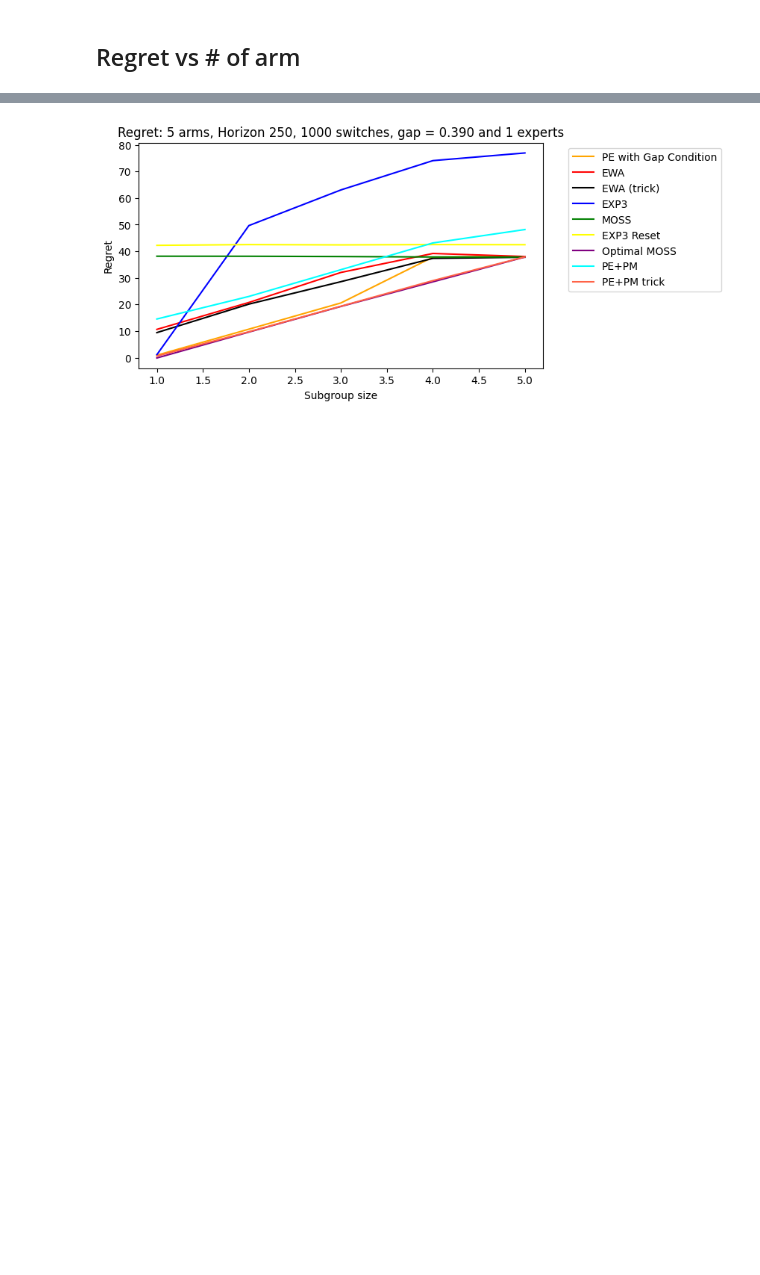
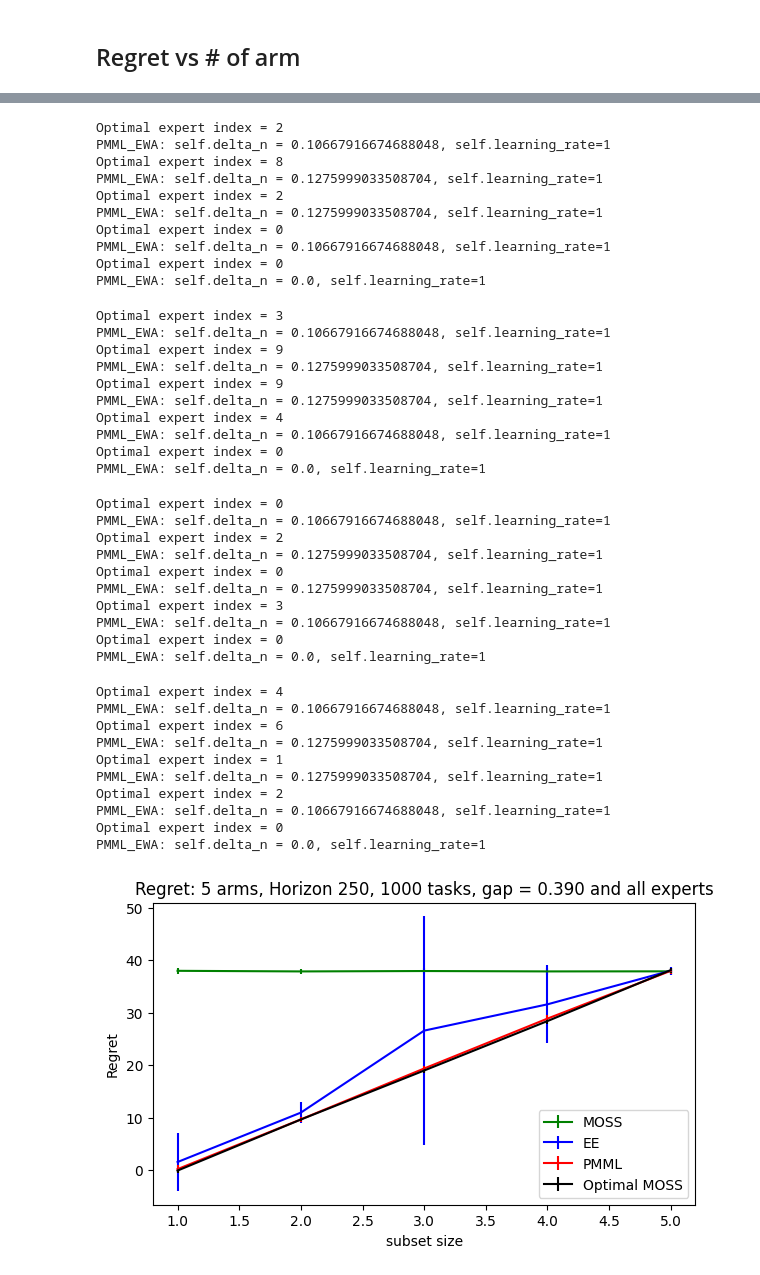
Before and after one commit to duongnhatthang/meta-bandit, a Jupyter notebook: main.ipynb, the cells around one changed output, grey strips where cells are left out. Cells and saved outputs as stored; diff of their text form; code cells hidden in the pictures; blank space fills up the shorter version.

Commit message:
fixed bugs gap cond and refactoring

```diff
--- a/main.ipynb
+++ b/main.ipynb
@@ -60,9 +90,11 @@ MetaPM: self.delta_n = 0.12753615120931863, self.learning_rate=1
 ## Regret vs Horizon
 # %%
 horizon_list = np.arange(50, 310, 50)
-n_switches = np.ceil(N_SWITCHES*max(horizon_list)/HORIZON).astype(int)
+n_tasks = np.ceil(N_TASKS*max(horizon_list)/HORIZON).astype(int)
 (X_h, regret_dict_h, title, xlabel, ylabel) = \
-utils.horizon_exp(N_EXPS, n_switches, N_BANDITS, N_UNBIASED_OBS, OPT_SIZE, N_EXPERT,
+utils.horizon_exp(N_EXPS, n_tasks, N_BANDITS, N_UNBIASED_OBS, OPT_SIZE, N_EXPERT,
                   DS_NAME, horizon_list = horizon_list, **kwargs)
+pickle.dump(regret_dict_h, open("horizon.p", "wb"))
+regret_dict_h = pickle.load(open("horizon.p", "rb"))
 pass
 # %% [output]
@@ -106,0 +282,7 @@ MetaPM: self.delta_n = 0.1218636419990991, self.learning_rate=1
+# %%
+X_h = np.arange(50, 310, 50)
+n_experts=10
+regret_dict_h = pickle.load(open("horizon.p", "rb"))
+title = f'Regret: {N_BANDITS} arms, {N_TASKS} tasks, {n_experts} experts, gap cond. satisfied and subset size {OPT_SIZE}'
+xlabel, ylabel = 'Horizon', 'Average Regret per Step'
+utils.plot(X_h, regret_dict_h, title, xlabel, ylabel, kwargs['plot_var'])
@@ -109,7 +293,9 @@ MetaPM: self.delta_n = 0.1218636419990991, self.learning_rate=1
 # %%
 n_bandits_list = np.arange(3,8,1)
 (X_b, regret_dict_b, title, xlabel, ylabel) = \
-utils.arm_exp(N_EXPS, N_SWITCHES, HORIZON, N_UNBIASED_OBS,
+utils.arm_exp(N_EXPS, N_TASKS, HORIZON, N_UNBIASED_OBS,
               OPT_SIZE, N_EXPERT, DS_NAME, n_bandits_list, **kwargs)
+pickle.dump(regret_dict_b, open("arms.p", "wb"))
+regret_dict_h = pickle.load(open("arms.p", "rb"))
 pass
 # %% [output]
@@ -161,0 +403,6 @@ MetaPM: self.delta_n = 0.13481960269696042, self.learning_rate=1
+# %%
+title = f'Regret: Horizon {HORIZON}, {N_TASKS} tasks, all experts, gap cond. satisfied and subset size {OPT_SIZE}'
+xlabel, ylabel = 'Number of Arms', 'Regret'
+X_b = np.arange(3,8,1)
+regret_dict_b = pickle.load(open("arms.p", "rb"))
+utils.plot(X_b, regret_dict_b, title, xlabel, ylabel, kwargs['plot_var'])
@@ -164,6 +413,8 @@ MetaPM: self.delta_n = 0.13481960269696042, self.learning_rate=1
 # %%
-(X_e, regret_dict_e, title, xlabel, ylabel) = utils.subgroup_size_exp(N_EXPS,
-                                  N_SWITCHES, N_BANDITS, HORIZON, N_UNBIASED_OBS, N_EXPERT, DS_NAME,
+(X_e, regret_dict_e, title, xlabel, ylabel) = utils.subset_size_exp(N_EXPS,
+                                  N_TASKS, N_BANDITS, HORIZON, N_UNBIASED_OBS, N_EXPERT, DS_NAME,
                                   opt_size_list = np.arange(1,N_BANDITS+1,1), **kwargs)
+pickle.dump(regret_dict_e, open("subset.p", "wb"))
+regret_dict_h = pickle.load(open("subset.p", "rb"))
 pass
 # %% [output]
@@ -215 +481,41 @@ MetaPM: self.delta_n = 0.0, self.learning_rate=1
+Optimal expert index = 2
+PMML_EWA: self.delta_n = 0.10667916674688048, self.learning_rate=1
+Optimal expert index = 8
+PMML_EWA: self.delta_n = 0.1275999033508704, self.learning_rate=1
+Optimal expert index = 2
+PMML_EWA: self.delta_n = 0.1275999033508704, self.learning_rate=1
+Optimal expert index = 0
+PMML_EWA: self.delta_n = 0.10667916674688048, self.learning_rate=1
+Optimal expert index = 0
+PMML_EWA: self.delta_n = 0.0, self.learning_rate=1
+Optimal expert index = 3
+PMML_EWA: self.delta_n = 0.10667916674688048, self.learning_rate=1
+Optimal expert index = 9
+PMML_EWA: self.delta_n = 0.1275999033508704, self.learning_rate=1
+Optimal expert index = 9
+PMML_EWA: self.delta_n = 0.1275999033508704, self.learning_rate=1
+Optimal expert index = 4
+PMML_EWA: self.delta_n = 0.10667916674688048, self.learning_rate=1
+Optimal expert index = 0
+PMML_EWA: self.delta_n = 0.0, self.learning_rate=1
+Optimal expert index = 0
+PMML_EWA: self.delta_n = 0.10667916674688048, self.learning_rate=1
+Optimal expert index = 2
+PMML_EWA: self.delta_n = 0.1275999033508704, self.learning_rate=1
+Optimal expert index = 0
+PMML_EWA: self.delta_n = 0.1275999033508704, self.learning_rate=1
+Optimal expert index = 3
+PMML_EWA: self.delta_n = 0.10667916674688048, self.learning_rate=1
+Optimal expert index = 0
+PMML_EWA: self.delta_n = 0.0, self.learning_rate=1
+Optimal expert index = 4
+PMML_EWA: self.delta_n = 0.10667916674688048, self.learning_rate=1
+Optimal expert index = 6
+PMML_EWA: self.delta_n = 0.1275999033508704, self.learning_rate=1
+Optimal expert index = 1
+PMML_EWA: self.delta_n = 0.1275999033508704, self.learning_rate=1
+Optimal expert index = 2
+PMML_EWA: self.delta_n = 0.10667916674688048, self.learning_rate=1
+Optimal expert index = 0
+PMML_EWA: self.delta_n = 0.0, self.learning_rate=1
-[figure, old version]
+[figure, new version]
```
Also changed, not shown: parts of 12 cells of this notebook, 8 other files.
